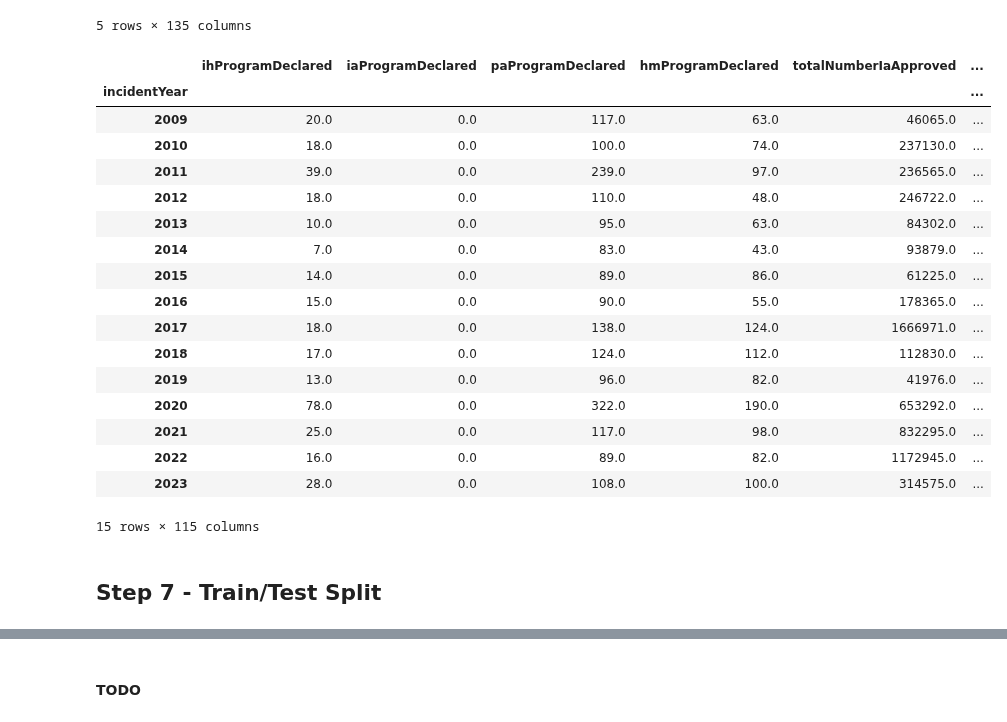
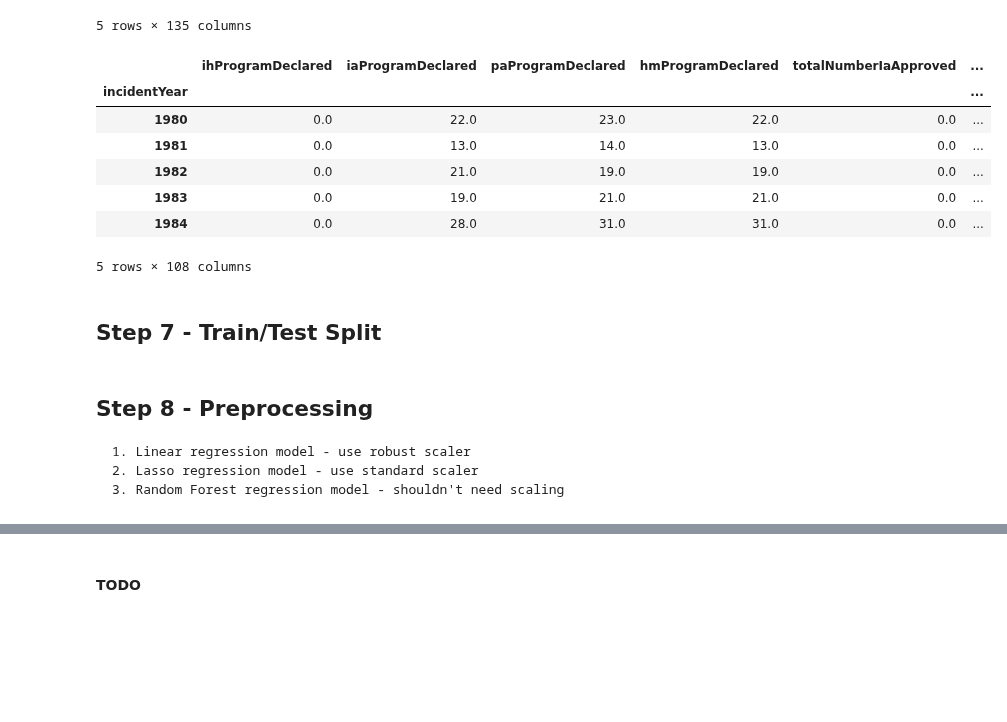
Before and after one commit to mdgarber/FEMADisasterCostForecasting, a Jupyter notebook: femadisastercostforecasting/notebooks/FEMA-Modeling.ipynb, the cells around one changed output, grey strips where cells are left out. Cells and saved outputs as stored; diff of their text form; code cells hidden in the pictures; blank space fills up the shorter version.

```diff
--- a/femadisastercostforecasting/notebooks/FEMA-Modeling.ipynb
+++ b/femadisastercostforecasting/notebooks/FEMA-Modeling.ipynb
@@ -182,5 +153,5 @@ femaDataCleanV4 = femaDataCleanV3.copy()
 # create new column - incidentYear
 femaDataCleanV4['incidentYear'] = pd.to_datetime(femaDataCleanV3['incidentBeginDate']).dt.year
 
-# filter data to years: 1954-2023 - new DF 'femaDataCleanV4'
-femaDataCleanV4 = femaDataCleanV4.loc[(femaDataCleanV4['incidentYear'] >= 1954) & (femaDataCleanV4['incidentYear'] <= 2023)].copy()
+# filter data to years: 1980-2023 - new DF 'femaDataCleanV4'
+femaDataCleanV4 = femaDataCleanV4.loc[(femaDataCleanV4['incidentYear'] >= 1980) & (femaDataCleanV4['incidentYear'] <= 2023)].copy()
@@ -203,25 +177,24 @@ femaAnnualStats = femaDataCleanV4.select_dtypes(exclude='object').copy()
 
 # Create grouped and summed totals by year
 femaAnnualStats = femaAnnualStats.groupby(by='incidentYear').sum().copy()
+# %%
+# remove already scaled features (*Std_scaled)
+femaAnnualStats = femaAnnualStats.drop(columns=['totalAmountIhpApproved_StdScaled',
+                                                'totalAmountHaApproved_StdScaled',
+                                                'totalAmountOnaApproved_StdScaled',
+                                                'totalObligatedAmountPa_StdScaled',
+                                                'totalObligatedAmountCatAb_StdScaled',
+                                                'totalObligatedAmountCatC2g_StdScaled',
+                                                'totalObligatedAmountHmgp_StdScaled']).copy()
 # %%
 # display annual summary table
-femaAnnualStats.tail(15)
+femaAnnualStats.head()
 # %% [output]
 |  | ihProgramDeclared | iaProgramDeclared | paProgramDeclared | hmProgramDeclared | totalNumberIaApproved | ... |
 | incidentYear |  |  |  |  |  | ... |
-| 2009 | 20.0 | 0.0 | 117.0 | 63.0 | 46065.0 | ... |
-| 2010 | 18.0 | 0.0 | 100.0 | 74.0 | 237130.0 | ... |
-| 2011 | 39.0 | 0.0 | 239.0 | 97.0 | 236565.0 | ... |
-| 2012 | 18.0 | 0.0 | 110.0 | 48.0 | 246722.0 | ... |
-| 2013 | 10.0 | 0.0 | 95.0 | 63.0 | 84302.0 | ... |
-| 2014 | 7.0 | 0.0 | 83.0 | 43.0 | 93879.0 | ... |
-| 2015 | 14.0 | 0.0 | 89.0 | 86.0 | 61225.0 | ... |
-| 2016 | 15.0 | 0.0 | 90.0 | 55.0 | 178365.0 | ... |
-| 2017 | 18.0 | 0.0 | 138.0 | 124.0 | 1666971.0 | ... |
-| 2018 | 17.0 | 0.0 | 124.0 | 112.0 | 112830.0 | ... |
-| 2019 | 13.0 | 0.0 | 96.0 | 82.0 | 41976.0 | ... |
-| 2020 | 78.0 | 0.0 | 322.0 | 190.0 | 653292.0 | ... |
-| 2021 | 25.0 | 0.0 | 117.0 | 98.0 | 832295.0 | ... |
-| 2022 | 16.0 | 0.0 | 89.0 | 82.0 | 1172945.0 | ... |
-| 2023 | 28.0 | 0.0 | 108.0 | 100.0 | 314575.0 | ... |
+| 1980 | 0.0 | 22.0 | 23.0 | 22.0 | 0.0 | ... |
+| 1981 | 0.0 | 13.0 | 14.0 | 13.0 | 0.0 | ... |
+| 1982 | 0.0 | 21.0 | 19.0 | 19.0 | 0.0 | ... |
+| 1983 | 0.0 | 19.0 | 21.0 | 21.0 | 0.0 | ... |
+| 1984 | 0.0 | 28.0 | 31.0 | 31.0 | 0.0 | ... |
-15 rows × 115 columns
+5 rows × 108 columns
@@ -349,0 +210,5 @@ totalObligatedAmountHmgp_StdScaled
+# %% [markdown]
+## Step 8 -  Preprocessing
+    1. Linear regression model - use robust scaler
+    2. Lasso regression model - use standard scaler
+    3. Random Forest regression model - shouldn't need scaling
```
Also changed, not shown: parts of 12 cells of this notebook.
